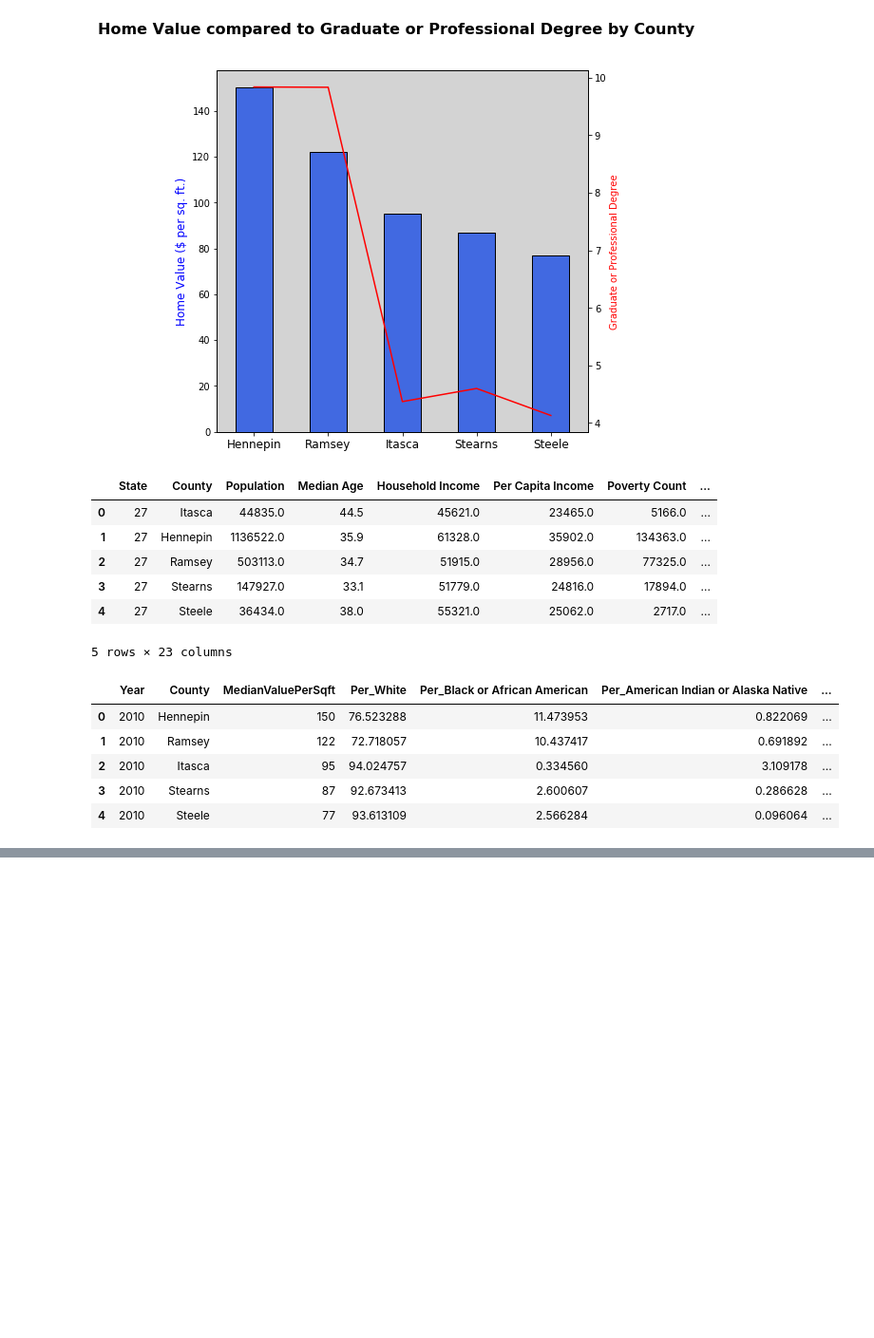
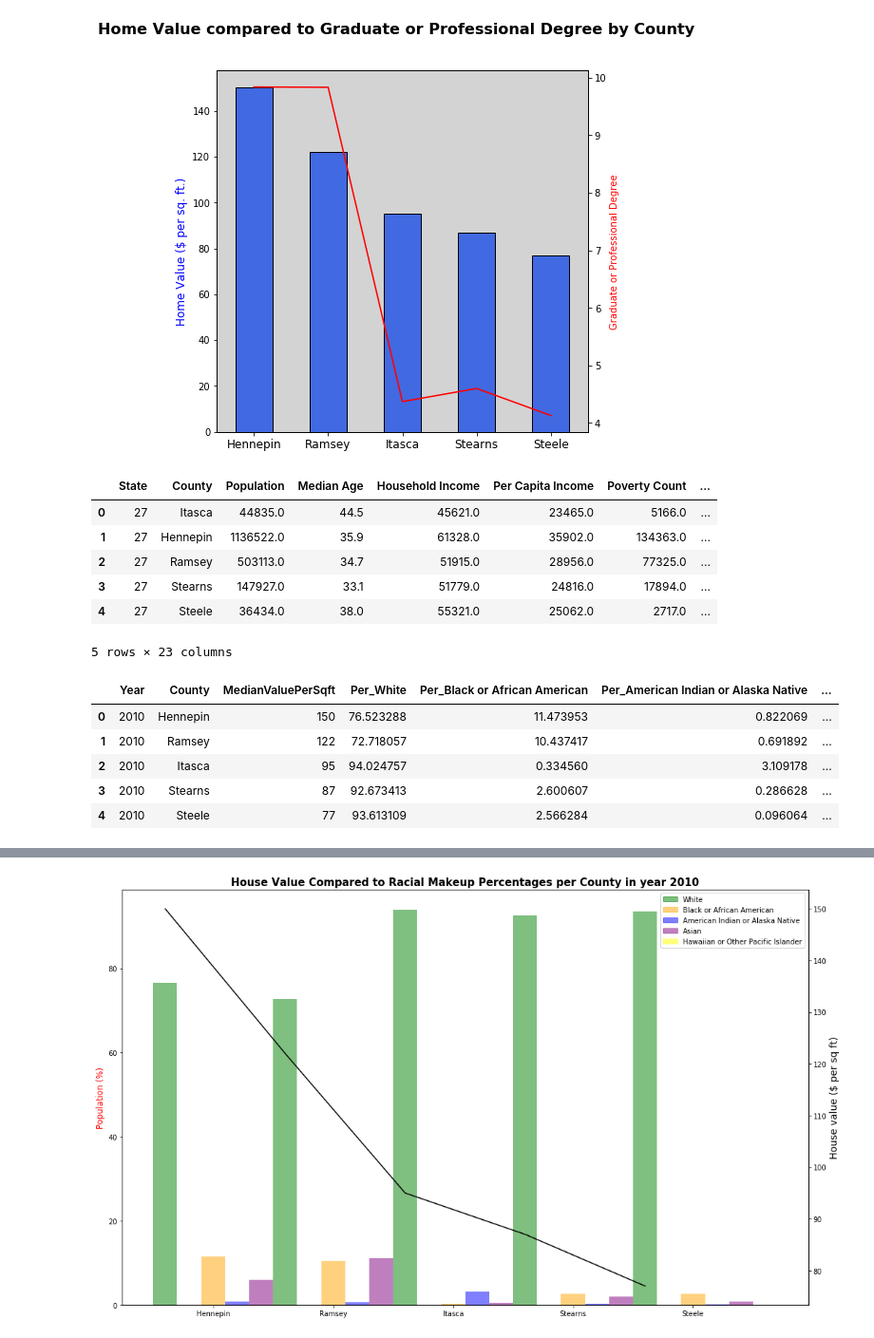
Before and after one commit to pogomike/project-one, a Jupyter notebook: Population_Poverty_Income_Education.ipynb, the cells around one changed output, grey strips where cells are left out. Shown: that part at 95% size. Drawn from its saved outputs; the diff is of its cells as text; code cells hidden in the pictures; blank space fills up the shorter version.

```diff
--- a/Population_Poverty_Income_Education.ipynb
+++ b/Population_Poverty_Income_Education.ipynb
@@ -209,0 +299,87 @@ plt.show()
+# %%
+x=np.arange(len(merge_df['County']))
+opacity=0.5 #Not so dark
+bar_width= 0.2
+# Plotting the bars
+fig, ax = plt.subplots(figsize=(15,9))
+
+
+#plot data
+#use zorder to put bars in front of grid
+#plt.rcParams['figure.figsize']=(10,6)
+plt.bar(x, merge_df["Per_White"], width=bar_width, color='g', alpha=opacity)
+plt.bar(x+bar_width*2, merge_df["Per_Black or African American"], width=bar_width, color='orange', alpha=opacity)
+plt.bar(x+bar_width*3, merge_df["Per_American Indian or Alaska Native"], width=bar_width, color='blue', alpha=opacity)
+plt.bar(x+bar_width*4, merge_df["Per_Asian"], width=bar_width, color='purple', alpha=opacity)
+plt.bar(x+bar_width*5, merge_df["Per_Hawaiian or Other Pacific Islander"], width=bar_width, color='yellow', alpha=opacity)
+
+# create a nex axis with shared x scale
+ax1 = ax.twinx()
+
+merge_df["MedianValuePerSqft"].plot(kind='line',secondary_y=True,color='black', label = 'Population (%)', ax=ax1)
+
+# Setting the positions and width for the bars
+#pos = list(range(len(df['pre_score'])))
+#width = 0.25
+
+#plt.ylim([0, max(merge_df["MedianValuePerSqft"])])
+
+# Set the y axis label
+ax.set_ylabel('Population (%)', fontsize = 12, color = 'r')
+
+# Set the labels for the x ticks
+#ax.set_xticklabels(df['first_name'])
+
+# Setting the x-axis and y-axis limits
+#plt.xlim(min(x)-bar_width, max(x)+bar_width*5)
+
+
+
+# Create a figure, axis object
+#fig, ax = plt.sublots()
+
+# plot first bars
+#ax.bar(...)
+
+
+
+# plot new bars
+#ax1.bar(...)
+
+# each of these ax objects will auto format the y scale,
+	# but you can format each one individually as well, for example:
+
+
+
+
+
+
+
+
+
+
+
+
+
+#Adjust x until it is centered
+plt.xticks(x + bar_width*2, merge_df['County'])
+plt.title('House Value Compared to Racial Makeup Percentages per County in year 2010', fontsize = 15, fontweight = 'bold')
+plt.ylabel('House value ($ per sq ft)', fontsize=14)
+plt.xlabel('Counties', fontsize=14)
+ax1.set_ylim(0,150)
+
+
+#legend
+white_patch=mpatches.Patch(color='g', label='White',alpha=opacity)
+black_patch=mpatches.Patch(color='orange', label='Black or African American', alpha=opacity)
+American_Indian_patch=mpatches.Patch(color='blue', label='American Indian or Alaska Native', alpha=opacity)
+Asian_patch=mpatches.Patch(color='purple', label='Asian', alpha=opacity)
+Hawaiian_patch=mpatches.Patch(color='yellow', label='Hawaiian or Other Pacific Islander', alpha=opacity)
+plt.legend(handles=[white_patch, black_patch, American_Indian_patch, Asian_patch, Hawaiian_patch], loc='best')
+plt.grid(axis='white')
+
+plt.tight_layout()
+plt.savefig("Output/racecluster.png")
+plt.show()
+# %% [output]
+[figure, added]
```
Also changed, not shown: parts of 2 cells of this notebook, 7 other files.
